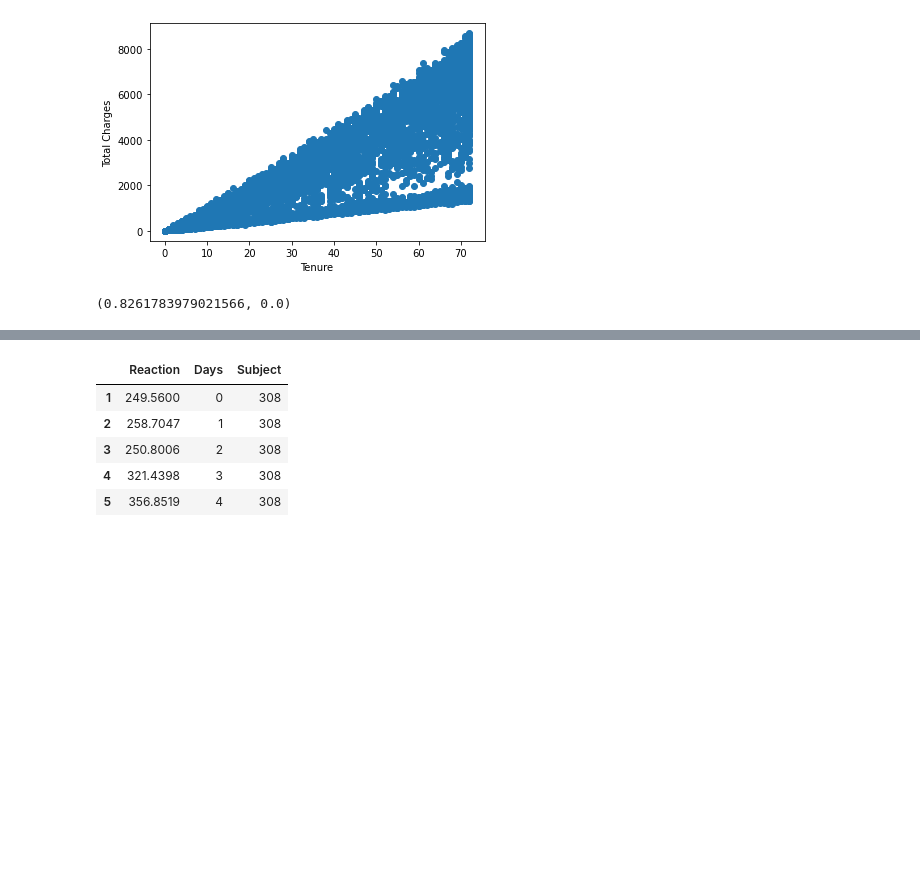
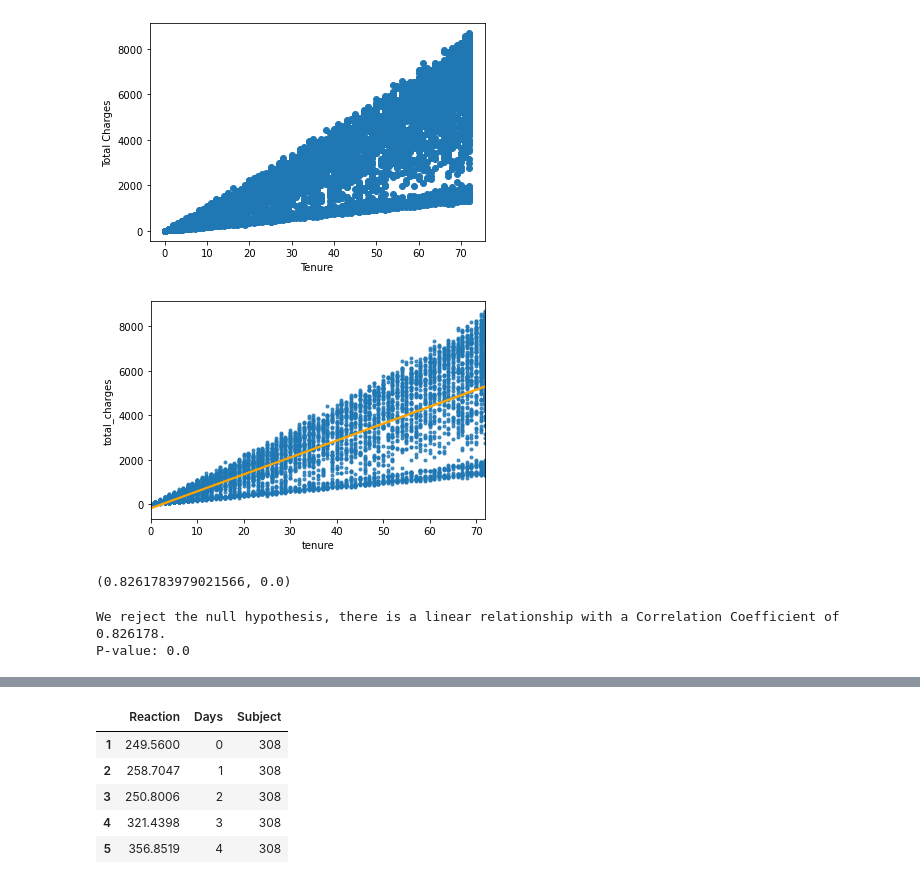
Before and after one commit to OKPTaylor/statistics-exercises, a Jupyter notebook: hypothesis_testing.ipynb, the cells around one changed output, grey strips where cells are left out. Saved outputs shown, nothing was run; the diff lists cells and outputs as text; code cells hidden in the pictures; blank space fills up the shorter version.

```diff
--- a/hypothesis_testing.ipynb
+++ b/hypothesis_testing.ipynb
@@ -303,9 +335,20 @@ plt.show
 # %% [output]
 <function matplotlib.pyplot.show(close=None, block=None)>
 [figure]
+# %%
+#a better looking vr of the above
+sns.regplot(x='tenure', y = 'total_charges', data=churn, marker='.', line_kws={'color': 'orange'})
+plt.show()
+# %% [output]
+[figure, added]
 # %%
 r, p = stats.pearsonr(churn.tenure , churn.total_charges)
 # %%
 r, p
 # %% [output]
 (0.8261783979021566, 0.0)
+# %%
+stat_result(r, p)
+# %% [output]
+We reject the null hypothesis, there is a linear relationship with a Correlation Coefficient of 0.826178.
+P-value: 0.0
```
Also changed, not shown: parts of 51 cells of this notebook.
